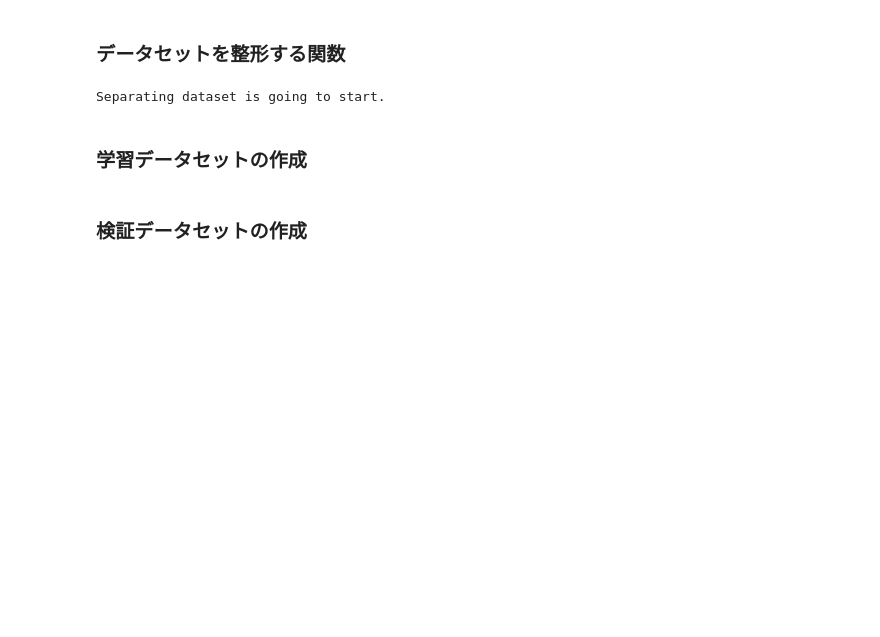
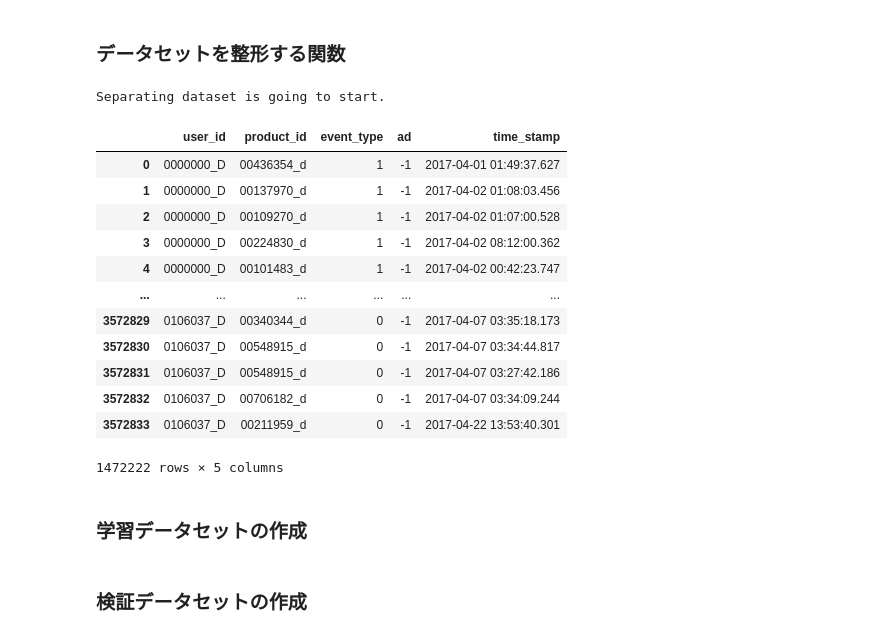
Before and after one commit to ShinsukeTawadae195705/Recommend_System, a Jupyter notebook: main.ipynb, the cells around one changed output. Saved outputs shown, nothing was run; the diff lists cells and outputs as text; code cells hidden in the pictures; blank space fills up the shorter version.

```diff
--- a/main.ipynb
+++ b/main.ipynb
@@ -180,6 +220,22 @@ def make_query_list(alls, flag):
 data_train_X, data_train_y, data_val_X, data_val_y = separate_dataset(dataset_path)
 # %% [output]
 Separating dataset is going to start.
+# %%
+data_train_X
+# %% [output]
+|  | user_id | product_id | event_type | ad | time_stamp |
+| 0 | 0000000_D | 00436354_d | 1 | -1 | 2017-04-01 01:49:37.627 |
+| 1 | 0000000_D | 00137970_d | 1 | -1 | 2017-04-02 01:08:03.456 |
+| 2 | 0000000_D | 00109270_d | 1 | -1 | 2017-04-02 01:07:00.528 |
+| 3 | 0000000_D | 00224830_d | 1 | -1 | 2017-04-02 08:12:00.362 |
+| 4 | 0000000_D | 00101483_d | 1 | -1 | 2017-04-02 00:42:23.747 |
+| ... | ... | ... | ... | ... | ... |
+| 3572829 | 0106037_D | 00340344_d | 0 | -1 | 2017-04-07 03:35:18.173 |
+| 3572830 | 0106037_D | 00548915_d | 0 | -1 | 2017-04-07 03:34:44.817 |
+| 3572831 | 0106037_D | 00548915_d | 0 | -1 | 2017-04-07 03:27:42.186 |
+| 3572832 | 0106037_D | 00706182_d | 0 | -1 | 2017-04-07 03:34:09.244 |
+| 3572833 | 0106037_D | 00211959_d | 0 | -1 | 2017-04-22 13:53:40.301 |
+1472222 rows × 5 columns
 # %% [markdown]
 ### 学習データセットの作成
 # %%
```
Also changed, not shown: parts of 7 cells of this notebook.
